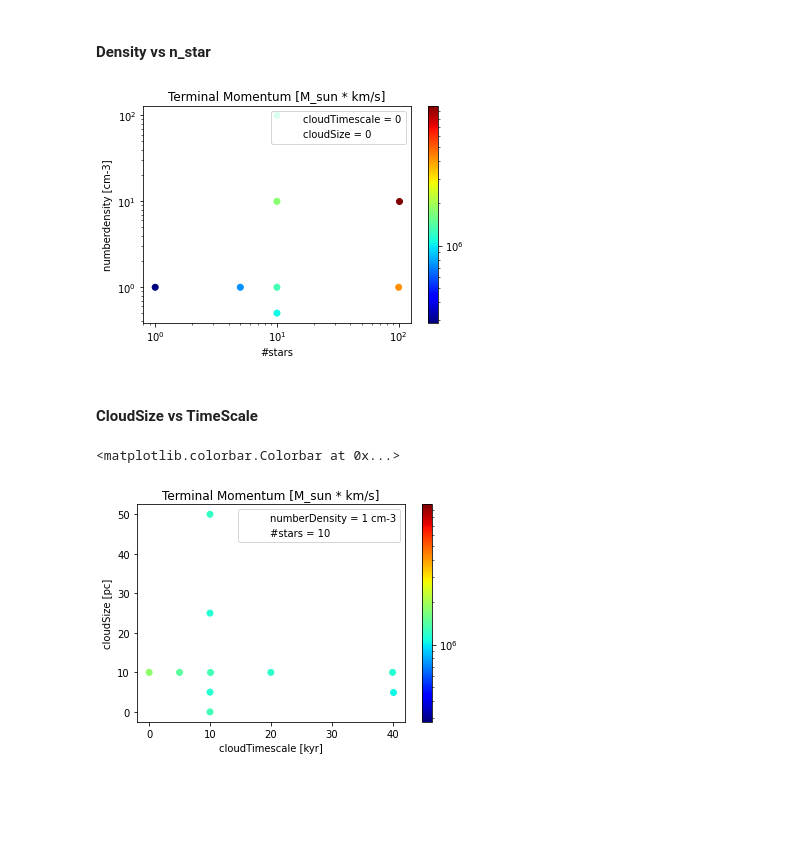
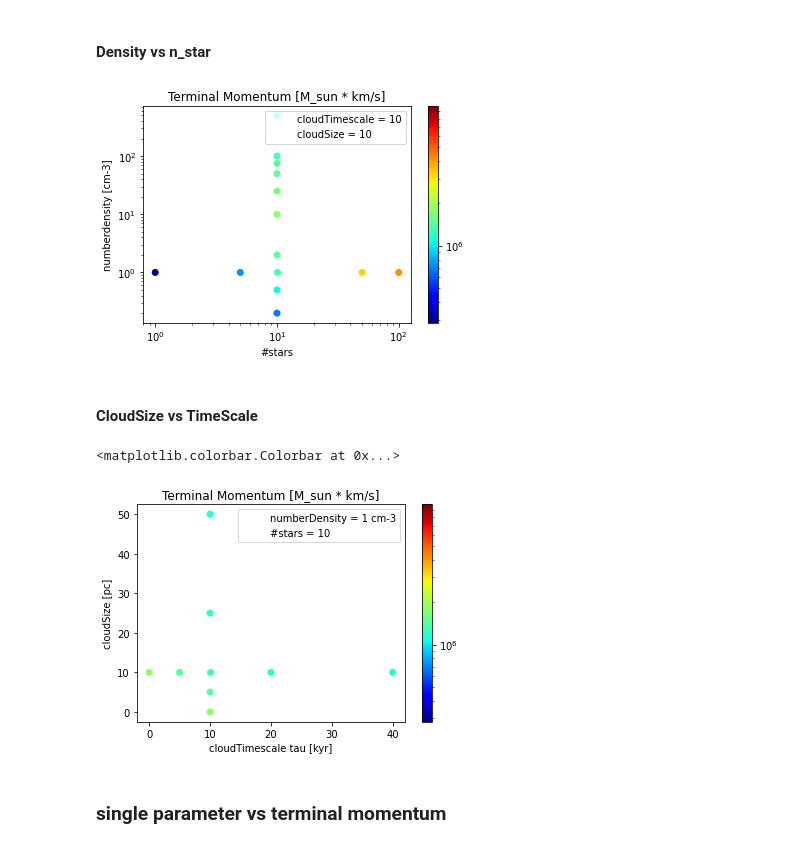
Before and after one commit to nelson-group/boecker_arepo, a Jupyter notebook: jupyterNotebooks/Cluster plots.ipynb, the cells around one changed output. Drawn from its saved outputs; the diff is of its cells as text; code cells hidden in the pictures; blank space fills up the shorter version.

```diff
--- a/jupyterNotebooks/Cluster plots.ipynb
+++ b/jupyterNotebooks/Cluster plots.ipynb
@@ -33,7 +33,7 @@ UnitTime_in_s = UnitLength_in_cm / UnitVelocity_in_cm_per_s
 UnitTime_in_yr = UnitTime_in_s * sec_to_yr
 # %%
 folderPath = "/vera/ptmp/gc/xboecker/run/5_SN_cluster_final/"
-folderNames = ["0_base_with_IO_fields", "1_density_0_5", "1_density_10",  "2_stars_5", "2_stars_100", "3_rad_5pc", "3_rad_40pc", "4_tempRad_5kyr", "4_tempRad_50kyr"]
+folderNames = ["0_testAgain"]#, "0_base_with_IO_fields"]#, "1_density_0_5", "1_density_10",  "2_stars_5", "2_stars_100", "3_rad_5pc", "3_rad_40pc", "4_tempRad_5kyr", "4_tempRad_50kyr"]
 #folderPath = "/u/xboecker/run/3_multiple_SNe/"
 #folderNames = ["0_1_star", "1_stars_10_linear_spacial_distribution_rad_10", "2_stars_10_linear_temporal_distribution_temp_5kyr", "3_stars_10_linear_spacial_and_temporal_distribution_rad_10pc_temp_5kyr"]
 dataFolders = np.full(len(folderNames),"string long enough so that no entry will be longer than this, because then is would be cut off......................................................................................")
@@ -60,9 +74,9 @@ UnitMass_in_g = 1.989e+31
 # %% [markdown]
 ### SNR Radius
 # %%
-radiiArray = np.full((len(folderNames), frameAmount), 0, dtype = np.float64)
+radiiArray = np.full(((len(folderNames)), frameAmount), 0, dtype = np.float64)
 
-for i in range(len(folderNames)):
+for i in range(len(radiiArray)):
     radiiArray[i] = clp.calculateOrLoadData(folder = dataFolders[i],
                                         folderName = folderNames[i],
                                         dataName = "velocityCutRadii",
@@ -217,37 +265,40 @@ array([1.31235456e+08, 1.05959816e+08, 1.76004544e+08, 1.36033824e+08,
 # %%
-minTerminalMomentum = np.min(terminalMomenta) * UnitMass_in_Msun * UnitVelocity_in_km_per_s
-maxTerminalMomentum = np.max(terminalMomenta) * UnitMass_in_Msun * UnitVelocity_in_km_per_s
+minTerminalMomentum = np.min(terminalMomenta_in_cgs)
+maxTerminalMomentum = np.max(terminalMomenta_in_cgs)
 # %%
-densities = np.zeros(len(folderNames))
-nStar = np.array([10,10,10,10,1,5,100,10,10,10,10,10,10,10,10,100,10,5,10])
-rad = np.array([10,10,10,10,10,10,10,0,5,20,40,10,10,10,10,10,10,5,40])
-tempRad = np.array([10,10,10,10,10,10,10,10,10,10,10,0,5,25,50,10,25,10,5])
-for i in range(len(folderNames)):
-    densities[i] = clp.getDensities(dataFolders[i], 0)[0]
-densities /= densities[0]
+# densities = np.zeros(len(folderNames))
+# nStar = np.array([10,10,10,10,1,5,100,10,10,10,10,10,10,10,10,100,10,5,10])
+# rad = np.array([10,10,10,10,10,10,10,0,5,20,40,10,10,10,10,10,10,5,40])
+# tempRad = np.array([10,10,10,10,10,10,10,10,10,10,10,0,5,25,50,10,25,10,5])
+# for i in range(len(folderNames)):
+#     densities[i] = clp.getDensities(dataFolders[i], 0)[0]
+# densities /= densities[0]
 # %% [markdown]
 #### Density vs n_star
 # %%
-empty_patch = mpatches.Patch(color='none', label="cloudTimescale = 0")
-empty_patch2 = mpatches.Patch(color='none', label="cloudSize = 0")
+empty_patch = mpatches.Patch(color='none', label="cloudTimescale = 10")
+empty_patch2 = mpatches.Patch(color='none', label="cloudSize = 10")
 plt.legend(handles=[empty_patch, empty_patch2])
 
-s1 = plt.scatter(nStar[:7], densities[:7], c=terminalMomenta[:7] * UnitMass_in_Msun * UnitVelocity_in_km_per_s, cmap="jet", vmin = minTerminalMomentum, vmax = maxTerminalMomentum)
-s2 = plt.scatter(nStar[15], densities[15], c=terminalMomenta[15] * UnitMass_in_Msun * UnitVelocity_in_km_per_s, cmap="jet", vmin = minTerminalMomentum, vmax = maxTerminalMomentum)
+s0 = plt.scatter(baseNStar, baseDensity, c=baseTerminalMomentum_in_cgs, cmap="jet", vmin = minTerminalMomentum, vmax = maxTerminalMomentum)
+s1 = plt.scatter(np.full(len(densityFoldersNames), baseNStar), densities, c=densityTerminalMomenta_in_cgs, cmap="jet", vmin = minTerminalMomentum, vmax = maxTerminalMomentum)
+s2 = plt.scatter(nStars, np.full(len(starFolderNames), baseDensity), c=starTerminalMomenta_in_cgs, cmap="jet", vmin = minTerminalMomentum, vmax = maxTerminalMomentum)
 
+s0.set_norm(LogNorm())
 s1.set_norm(LogNorm())
 s2.set_norm(LogNorm())
+s0.set_clim(minTerminalMomentum,maxTerminalMomentum)
 s1.set_clim(minTerminalMomentum,maxTerminalMomentum)
 s2.set_clim(minTerminalMomentum,maxTerminalMomentum)
 
 plt.title("Terminal Momentum [M_sun * km/s]")
 plt.xscale("log")
 plt.yscale("log")
 plt.xlabel("#stars")
 plt.ylabel("numberdensity [cm-3]")
 cbar = plt.colorbar()
 # %% [output]
-[figure, old version]
+[figure, new version]
 # %% [markdown]
 #### CloudSize vs TimeScale
 # %%
@@ -255,21 +306,29 @@ empty_patch = mpatches.Patch(color='none', label="numberDensity = 1 cm-3")
 empty_patch2 = mpatches.Patch(color='none', label="#stars = 10")
 plt.legend(handles=[empty_patch, empty_patch2])
 
-s1 = plt.scatter(rad[0], tempRad[0], c=terminalMomenta[0] * UnitMass_in_Msun * UnitVelocity_in_km_per_s, cmap="jet")
-s2 = plt.scatter(rad[7:15], tempRad[7:15], c=terminalMomenta[7:15] * UnitMass_in_Msun * UnitVelocity_in_km_per_s, cmap="jet", vmin = np.min(terminalMomenta) * UnitMass_in_Msun * UnitVelocity_in_km_per_s, vmax = np.max(terminalMomenta) * UnitMass_in_Msun * UnitVelocity_in_km_per_s)
-s3 = plt.scatter(rad[18], tempRad[18], c=terminalMomenta[18] * UnitMass_in_Msun * UnitVelocity_in_km_per_s, cmap="jet")
+s0 = plt.scatter(baseRad, baseTempRad, c=baseTerminalMomentum_in_cgs, cmap="jet", vmin = minTerminalMomentum, vmax = maxTerminalMomentum)
+s1 = plt.scatter(np.full(len(tempRadFolderNames), baseRad), tempRads, c=tempRadTerminalMomenta_in_cgs, cmap="jet", vmin = minTerminalMomentum, vmax = maxTerminalMomentum)
+s2 = plt.scatter(rads, np.full(len(radFolderNames), baseTempRad), c=radTerminalMomenta_in_cgs, cmap="jet", vmin = minTerminalMomentum, vmax = maxTerminalMomentum)
 
+#s1 = plt.scatter(rad[0], tempRad[0], c=terminalMomenta_in_cgs[0], cmap="jet")
+#s2 = plt.scatter(rad[7:15], tempRad[7:15], c=terminalMomenta_in_cgs[7:15], cmap="jet", vmin = np.min(terminalMomenta) * UnitMass_in_Msun * UnitVelocity_in_km_per_s, vmax = np.max(terminalMomenta) * UnitMass_in_Msun * UnitVelocity_in_km_per_s)
+#s3 = plt.scatter(rad[18], tempRad[18], c=terminalMomenta_in_cgs[18], cmap="jet")
+
+s0.set_norm(LogNorm())
 s1.set_norm(LogNorm())
 s2.set_norm(LogNorm())
-s3.set_norm(LogNorm())
+#s3.set_norm(LogNorm())
+s0.set_clim(minTerminalMomentum,maxTerminalMomentum)
 s1.set_clim(minTerminalMomentum,maxTerminalMomentum)
 s2.set_clim(minTerminalMomentum,maxTerminalMomentum)
-s3.set_clim(minTerminalMomentum,maxTerminalMomentum)
+#s3.set_clim(minTerminalMomentum,maxTerminalMomentum)
 
 plt.title("Terminal Momentum [M_sun * km/s]")
-plt.xlabel("cloudTimescale [kyr]")
+plt.xlabel(r"cloudTimescale tau [kyr]")
 plt.ylabel("cloudSize [pc]")
 plt.colorbar()
 # %% [output]
 <matplotlib.colorbar.Colorbar at 0x...>
-[figure, old version]
+[figure, new version]
+# %% [markdown]
+### single parameter vs terminal momentum
```
Also changed, not shown: parts of 22 cells of this notebook, 10 other files.
